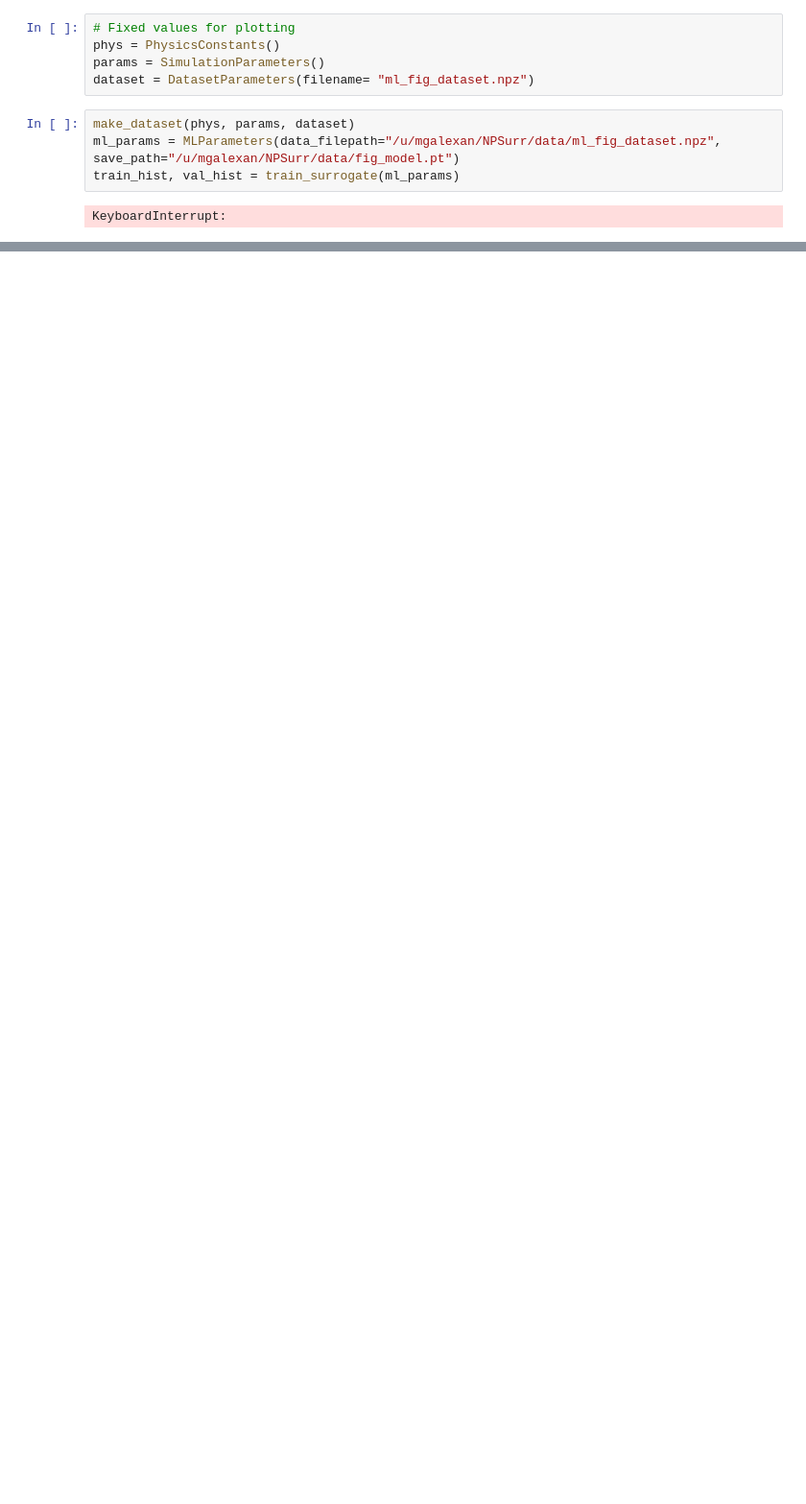
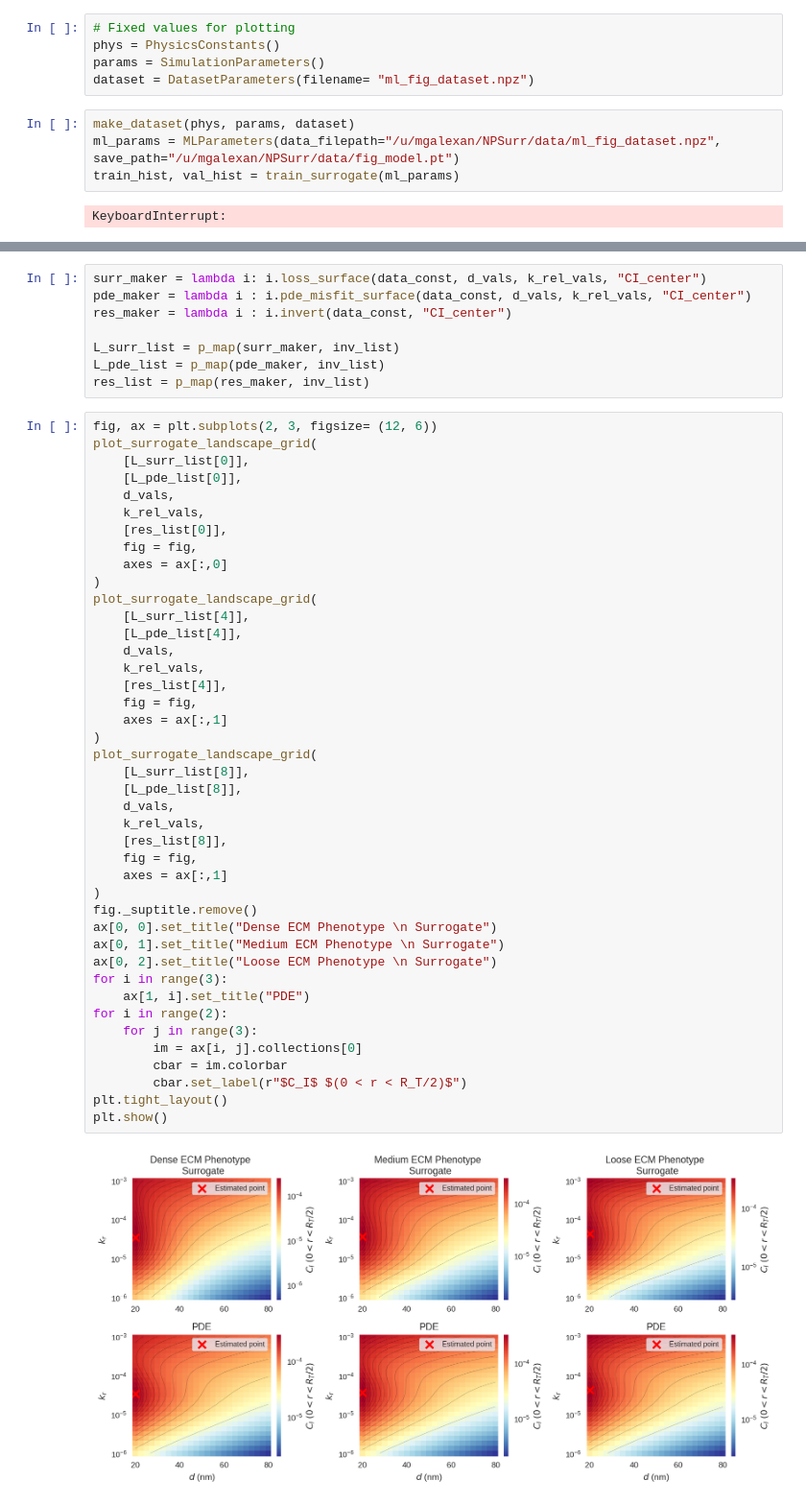
Before and after one commit to mgalexan/NPSurr, a Jupyter notebook: notebooks/surrogate_figs.ipynb, the cells around one changed output, grey strips where cells are left out. Shown at 96% size. Drawn from its saved outputs; the diff is of its cells as text; blank space fills up the shorter version.

```diff
--- a/notebooks/surrogate_figs.ipynb
+++ b/notebooks/surrogate_figs.ipynb
@@ -392,0 +370,52 @@ plt.yscale("log")
+# %%
+surr_maker = lambda i: i.loss_surface(data_const, d_vals, k_rel_vals, "CI_center")
+pde_maker = lambda i : i.pde_misfit_surface(data_const, d_vals, k_rel_vals, "CI_center")
+res_maker = lambda i : i.invert(data_const, "CI_center")
+
+L_surr_list = p_map(surr_maker, inv_list)
+L_pde_list = p_map(pde_maker, inv_list)
+res_list = p_map(res_maker, inv_list)
+# %%
+fig, ax = plt.subplots(2, 3, figsize= (12, 6))
+plot_surrogate_landscape_grid(
+    [L_surr_list[0]],
+    [L_pde_list[0]],
+    d_vals,
+    k_rel_vals,
+    [res_list[0]],
+    fig = fig,
+    axes = ax[:,0]
+)
+plot_surrogate_landscape_grid(
+    [L_surr_list[4]],
+    [L_pde_list[4]],
+    d_vals,
+    k_rel_vals,
+    [res_list[4]],
+    fig = fig,
+    axes = ax[:,1]
+)
+plot_surrogate_landscape_grid(
+    [L_surr_list[8]],
+    [L_pde_list[8]],
+    d_vals,
+    k_rel_vals,
+    [res_list[8]],
+    fig = fig,
+    axes = ax[:,1]
+)
+fig._suptitle.remove()
+ax[0, 0].set_title("Dense ECM Phenotype \n Surrogate")
+ax[0, 1].set_title("Medium ECM Phenotype \n Surrogate")
+ax[0, 2].set_title("Loose ECM Phenotype \n Surrogate")
+for i in range(3):
+    ax[1, i].set_title("PDE")
+for i in range(2):
+    for j in range(3):
+        im = ax[i, j].collections[0]
+        cbar = im.colorbar
+        cbar.set_label(r"$C_I$ $(0 < r < R_T/2)$")
+plt.tight_layout()
+plt.show()
+# %% [output]
+[figure, added]
```
Also changed, not shown: parts of 15 cells of this notebook, 5 other files.
